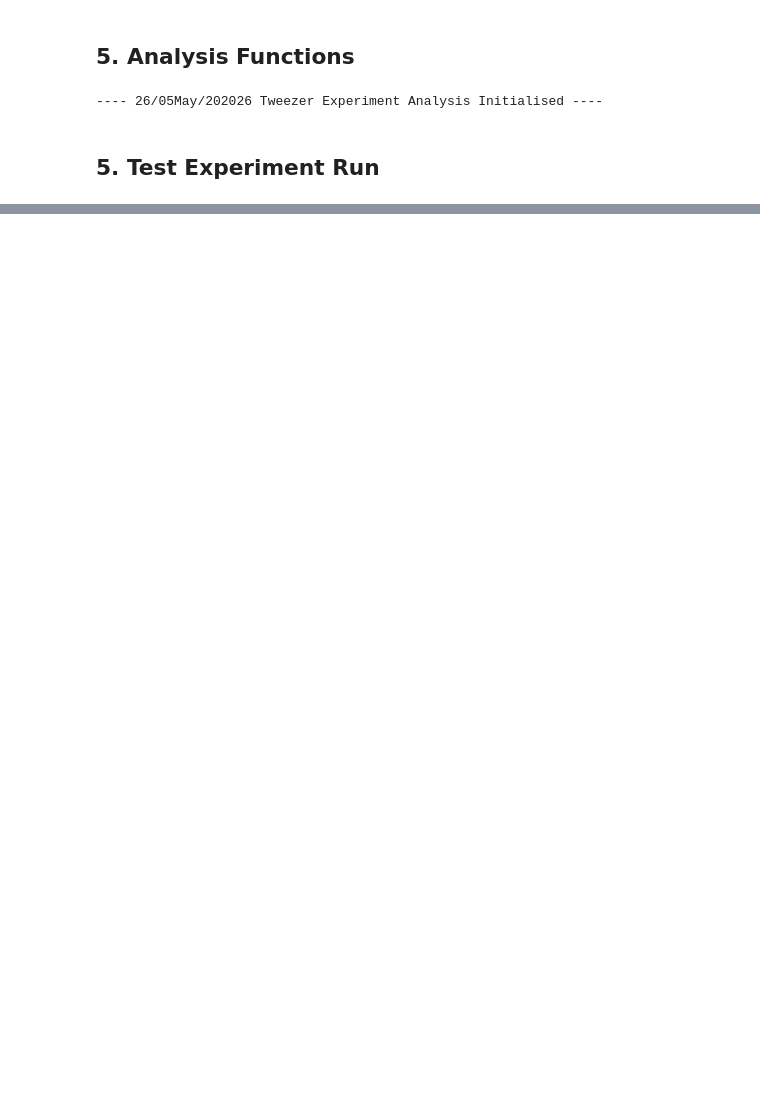
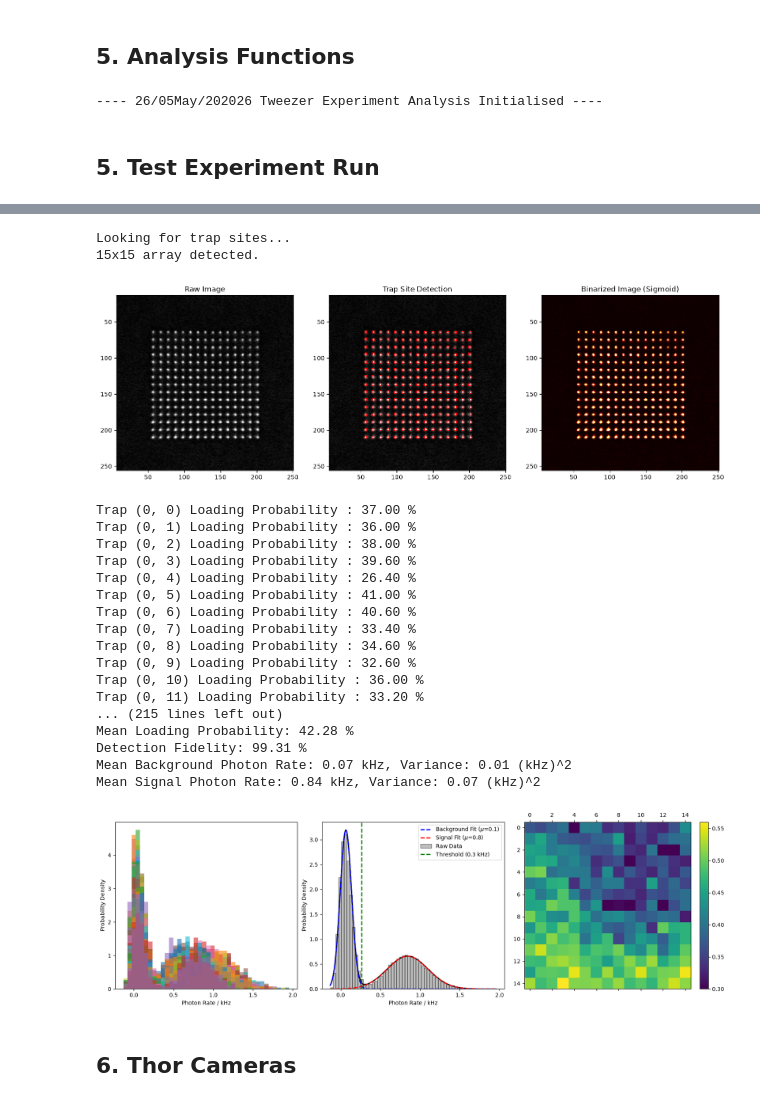
Before and after one commit to ColdMatter/pytweezer, a Jupyter notebook: branch-testing.ipynb, the cells around one changed output, grey strips where cells are left out. Drawn from its saved outputs; the diff is of its cells as text; code cells hidden in the pictures; blank space fills up the shorter version.

```diff
--- a/branch-testing.ipynb
+++ b/branch-testing.ipynb
@@ -123 +121,34 @@ plt.imshow(img_mean, cmap='gray', vmax=img_mean.max()*0.6)
+# %%
+array_shape = [15, 15]
+window = 3
+feature_size = 10
+
+filtered_img_average = pyt.morphological_tophat_high_pass(img_average, feature_size=feature_size)
+grid_positions, detection_threshold = pyt.detect_trap_sites(filtered_img_average, array_shape, detection_step=100)
+pyt.visualize_results(filtered_img_average, grid_positions, margin=50, window_size=window, threshold=detection_threshold, vmaxfactor=0.5, bin_sharpness=20, bin_thresh_factor=0.7)
+
+imgs_filtered = [pyt.morphological_tophat_high_pass(img, feature_size=feature_size) for img in imgs1]
+photon_rates, loading_probabilities, threshold, fidelity = texp.get_array_loading_statistics(imgs_filtered, grid_positions, array_shape, threshold_detection=True, window_size=window, binning=60)
+# %% [output]
+Looking for trap sites...
+15x15 array detected.
+[figure, added]
+Trap (0, 0) Loading Probability : 37.00 %
+Trap (0, 1) Loading Probability : 36.00 %
+Trap (0, 2) Loading Probability : 38.00 %
+Trap (0, 3) Loading Probability : 39.60 %
+Trap (0, 4) Loading Probability : 26.40 %
+Trap (0, 5) Loading Probability : 41.00 %
+Trap (0, 6) Loading Probability : 40.60 %
+Trap (0, 7) Loading Probability : 33.40 %
+Trap (0, 8) Loading Probability : 34.60 %
+Trap (0, 9) Loading Probability : 32.60 %
+Trap (0, 10) Loading Probability : 36.00 %
+Trap (0, 11) Loading Probability : 33.20 %
+... (215 lines left out)
+Mean Loading Probability: 42.28 %
+Detection Fidelity: 99.31 %
+Mean Background Photon Rate: 0.07 kHz, Variance: 0.01 (kHz)^2
+Mean Signal Photon Rate: 0.84 kHz, Variance: 0.07 (kHz)^2
+[figure, added]
 # %%
@@ -126,0 +166,2 @@ slm.close()
+# %% [markdown]
+## 6. Thor Cameras
```
Also changed, not shown: parts of 18 cells of this notebook, 41 other files.
